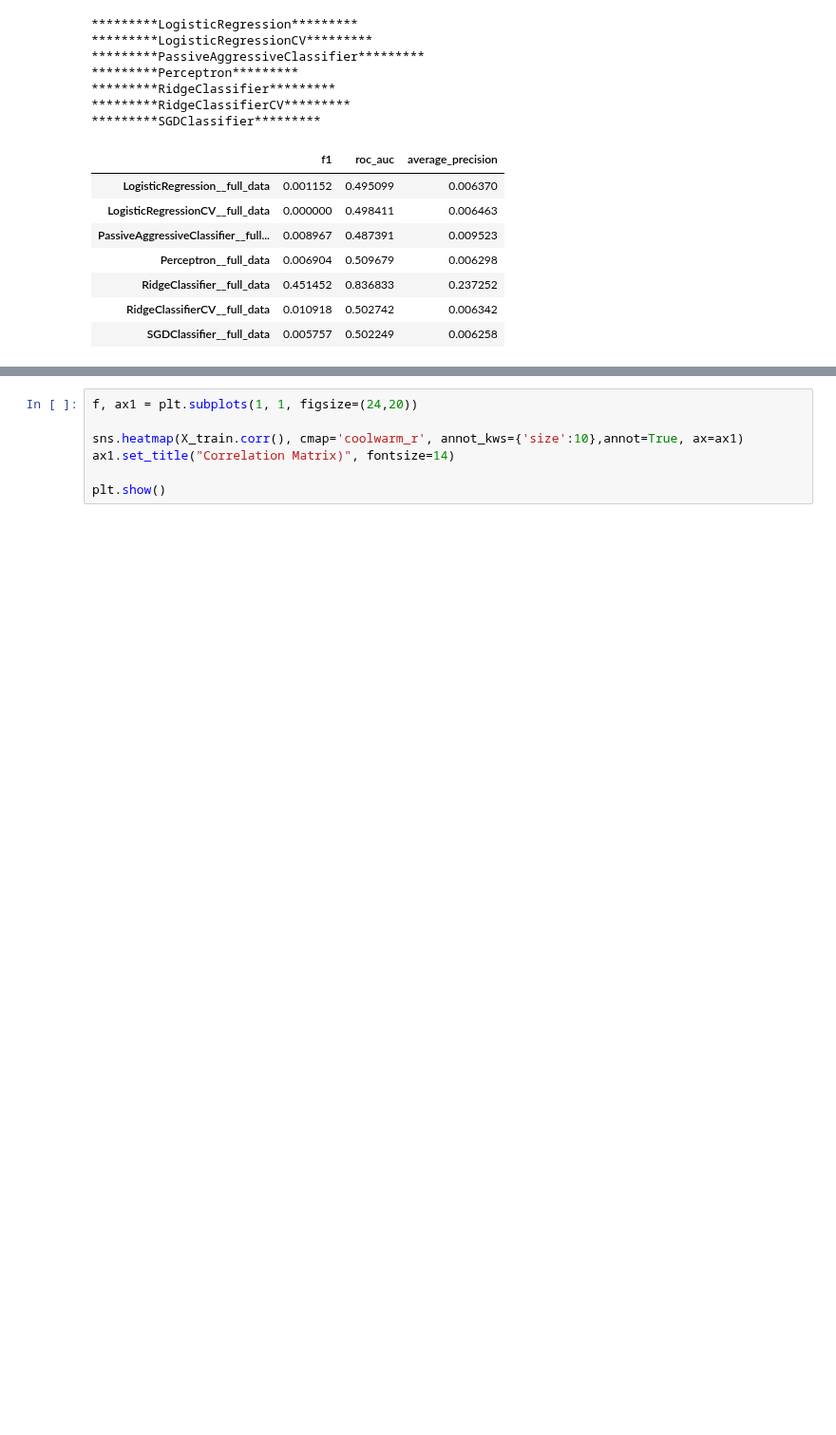
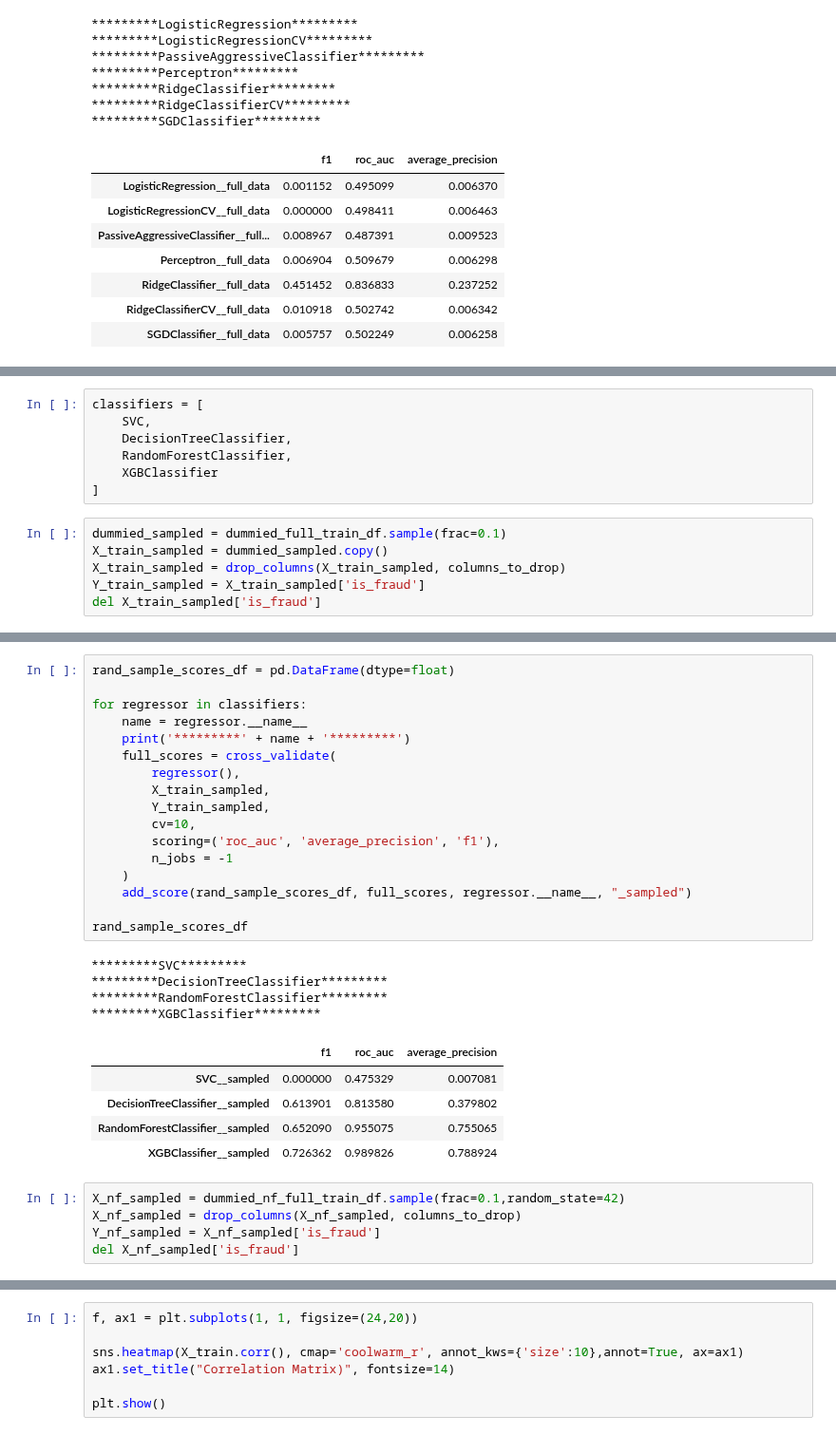
Before and after one commit to sashaaKr/master-of-science, a Jupyter notebook: semester_2/Advanced_Topics_in_Machine_Learning/assignment_2/Advanced Machine Learning_sasha - HW #2.ipynb, the cells around one changed output, grey strips where cells are left out. Shown at 95% size. Cells and saved outputs as stored; diff of their text form; blank space fills up the shorter version.

```diff
--- a/semester_2/Advanced_Topics_in_Machine_Learning/assignment_2/Advanced Machine Learning_sasha - HW #2.ipynb
+++ b/semester_2/Advanced_Topics_in_Machine_Learning/assignment_2/Advanced Machine Learning_sasha - HW #2.ipynb
@@ -994,0 +1087,13 @@ rand_sample_scores_df
+# %%
+classifiers = [
+    SVC,
+    DecisionTreeClassifier,
+    RandomForestClassifier,
+    XGBClassifier
+]
+# %%
+dummied_sampled = dummied_full_train_df.sample(frac=0.1)
+X_train_sampled = dummied_sampled.copy()
+X_train_sampled = drop_columns(X_train_sampled, columns_to_drop)
+Y_train_sampled = X_train_sampled['is_fraud']
+del X_train_sampled['is_fraud']
@@ -994,0 +1120,32 @@ rand_sample_scores_df
+# %%
+rand_sample_scores_df = pd.DataFrame(dtype=float)
+
+for regressor in classifiers:
+    name = regressor.__name__
+    print('*********' + name + '*********')
+    full_scores = cross_validate(
+        regressor(),
+        X_train_sampled,
+        Y_train_sampled,
+        cv=10,
+        scoring=('roc_auc', 'average_precision', 'f1'),
+        n_jobs = -1
+    )
+    add_score(rand_sample_scores_df, full_scores, regressor.__name__, "_sampled")
+
+rand_sample_scores_df
+# %% [output]
+*********SVC*********
+*********DecisionTreeClassifier*********
+*********RandomForestClassifier*********
+*********XGBClassifier*********
+|  | f1 | roc_auc | average_precision |
+| SVC__sampled | 0.000000 | 0.475329 | 0.007081 |
+| DecisionTreeClassifier__sampled | 0.613901 | 0.813580 | 0.379802 |
+| RandomForestClassifier__sampled | 0.652090 | 0.955075 | 0.755065 |
+| XGBClassifier__sampled | 0.726362 | 0.989826 | 0.788924 |
+# %%
+X_nf_sampled = dummied_nf_full_train_df.sample(frac=0.1,random_state=42)
+X_nf_sampled = drop_columns(X_nf_sampled, columns_to_drop)
+Y_nf_sampled = X_nf_sampled['is_fraud']
+del X_nf_sampled['is_fraud']
```
Also changed, not shown: parts of 14 cells of this notebook.
